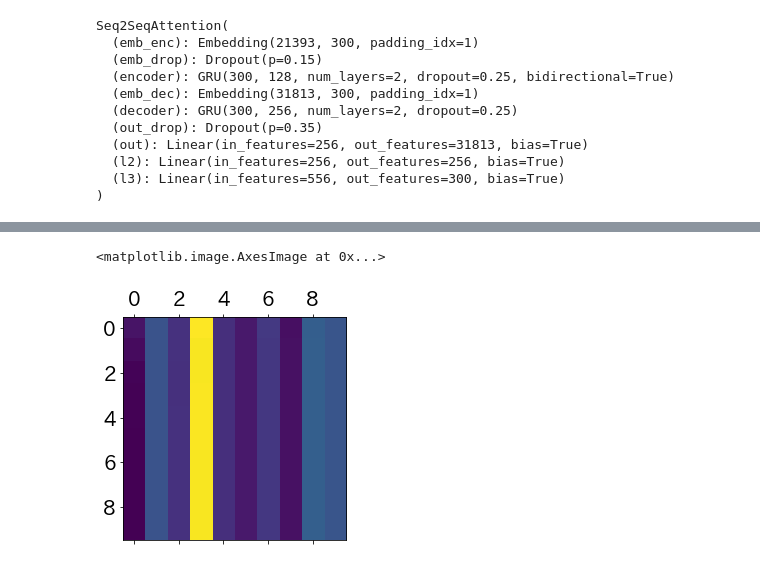
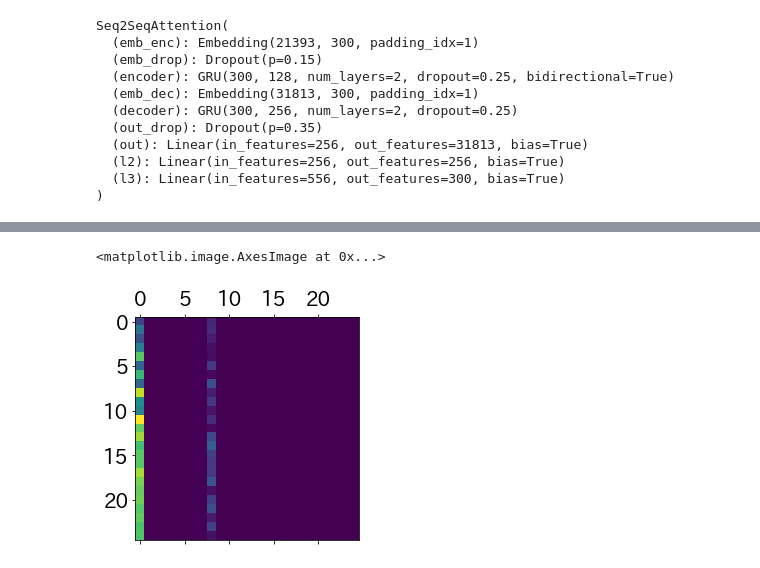
Before and after one commit to Machine-Learning-Tokyo/Seq2Seq-Workshop, a Jupyter notebook: notebooks/translate.ipynb, the cells around one changed output, grey strips where cells are left out. Drawn from its saved outputs; the diff is of its cells as text; code cells hidden in the pictures.

```diff
--- a/notebooks/translate.ipynb
+++ b/notebooks/translate.ipynb
@@ -351,5 +377,5 @@ from torch import optim
 # %%
 opt = optim.Adam(seq2seq.parameters(),lr=3e-3,betas=(0.7,0.8))
 # %%
-train(trn_dl,val_dl,seq2seq,seq2seq_loss,opt,epochs=20)
+train(trn_dl,val_dl,seq2seq,seq2seq_loss,opt,epochs=10)
 # %% [output]
@@ -464,7 +499,7 @@ class Seq2SeqAttention(nn.Module):
         #multiply by parameter
         w1e = enc_out @ self.W1
         for i in range(self.out_sl):
-            #transform decoder hidden state
+            #linear layer
             w2h = self.l2(h_n[-1])
             #non-linear activation to calculate score
             u = torch.tanh(w1e + w2h)
@@ -477,7 +512,7 @@ class Seq2SeqAttention(nn.Module):
             #linear layer to reduce dimensions
             wgt_enc = self.l3(torch.cat([dec_emb, Xa], 1))
             outp,h_n = self.decoder(wgt_enc.unsqueeze(0),h_n)
-            outp = F.log_softmax(self.out(self.out_drop(outp[0])),dim=2)
+            outp = F.log_softmax(self.out(self.out_drop(outp[0])),dim=-1)
             res.append(outp)
             dec_inp = outp.data.max(1)[1]
             if (random.random() > 0.5) and y is not None: dec_inp=y[i]
@@ -506,5 +541,5 @@ Seq2SeqAttention(
 # %%
 opt = optim.Adam(seq2seq.parameters(),lr=3e-3,betas=(0.7,0.8))
 # %%
-train(trn_dl,val_dl,seq2seq,seq2seq_loss,opt,epochs=20)
+train(trn_dl,val_dl,seq2seq,seq2seq_loss,opt,epochs=10)
 # %% [output]
@@ -541,3 +578,5 @@ for a display where the data items increase and decrease i think you are best ma
+# %%
+seq2seq.load_state_dict(torch.load(path/'translate_seq2seq_attention.pth', map_location=lambda storage, loc: storage))
 # %%
 out, atts = seq2seq(x.long().cuda())
 # %%
@@ -556,7 +595,7 @@ torch.Size([120, 57])
 # %%
-plt.matshow(torch.stack(atts)[:10,2,:10].detach().cpu().numpy())
+plt.matshow(torch.stack(atts)[:,2,:].detach().cpu().numpy())
 # %% [output]
 <matplotlib.image.AxesImage at 0x...>
-[figure, old version]
+[figure, new version]
 # %%
 def get_out(inp,model):
```
Also changed, not shown: parts of 28 cells of this notebook.
